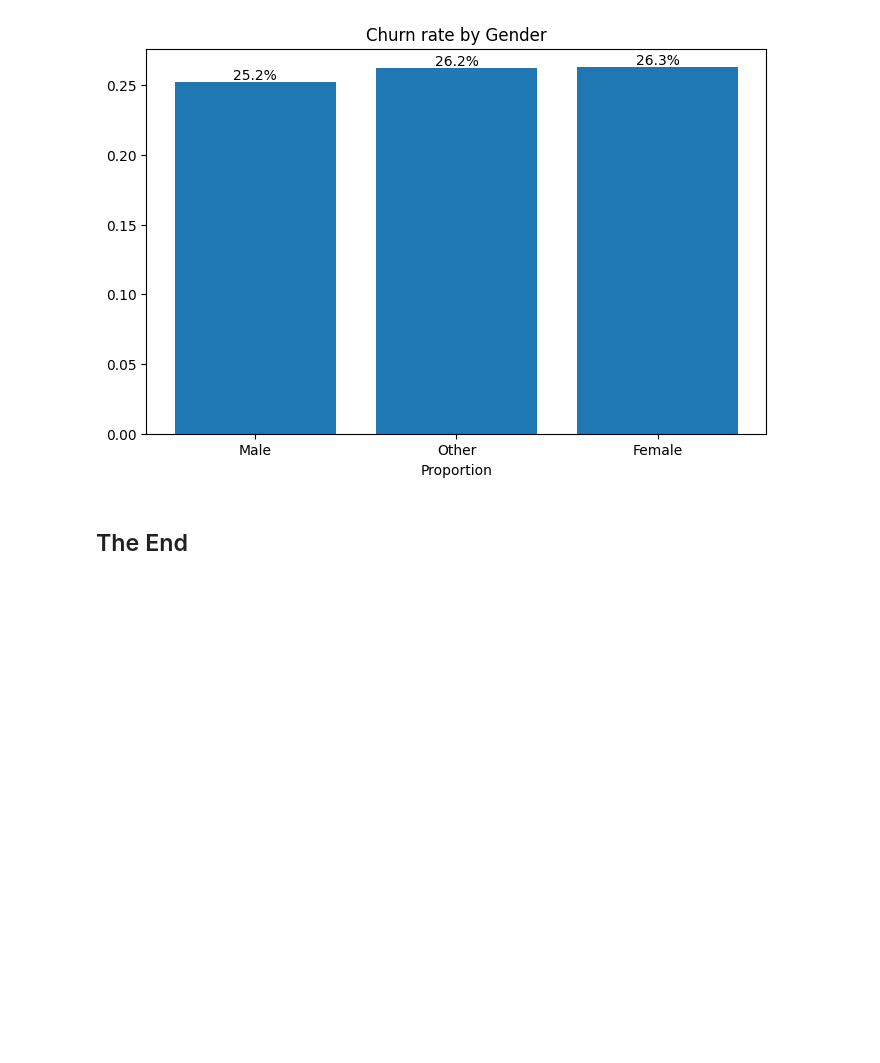
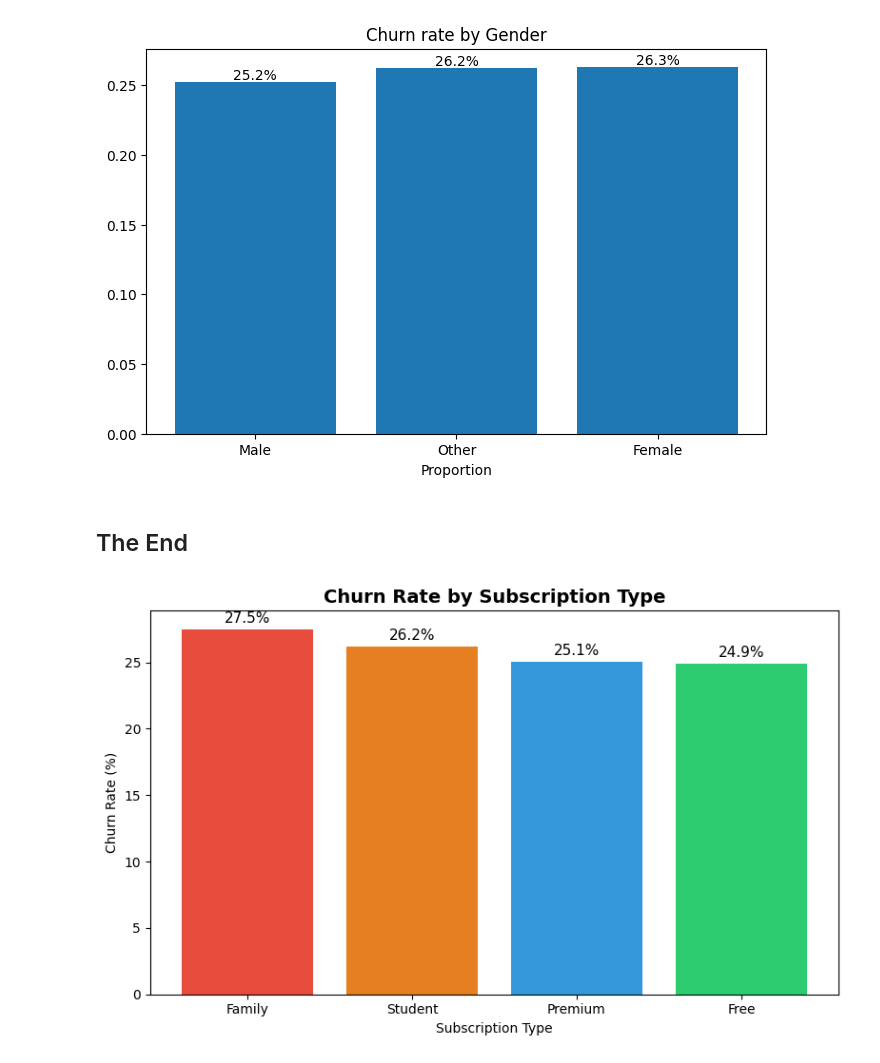
Before and after one commit to john-nio/eda-project, a Jupyter notebook: spotify_churn/spotify.ipynb, the cells around one changed output. Cells and saved outputs as stored; diff of their text form; code cells hidden in the pictures; blank space fills up the shorter version.

```diff
--- a/spotify_churn/spotify.ipynb
+++ b/spotify_churn/spotify.ipynb
@@ -143,3 +145,26 @@ plt.show()
 [figure]
 # %% [markdown]
 ## The End
+# %%
+# churn rate helper — reuse this pattern for all charts
+def churn_rate(df, col):
+    return df.groupby(col)['is_churned'].mean() * 100
+# %%
+fig, ax = plt.subplots(figsize=(8, 5))
+
+data = churn_rate(df, 'subscription_type').sort_values(ascending=False)
+bars = ax.bar(data.index, data.values, color=['#e74c3c', '#e67e22', '#3498db', '#2ecc71'])
+
+ax.set_title('Churn Rate by Subscription Type', fontsize=14, fontweight='bold')
+ax.set_xlabel('Subscription Type')
+ax.set_ylabel('Churn Rate (%)')
+
+for bar, val in zip(bars, data.values):
+    ax.text(bar.get_x() + bar.get_width()/2, bar.get_height() + 0.5,
+            f'{val:.1f}%', ha='center', fontsize=11)
+
+plt.tight_layout()
+plt.savefig('visualizations/churn_by_subscription.png', dpi=150)
+plt.show()
+# %% [output]
+[figure, added]
```
Also changed, not shown: parts of 17 cells of this notebook.
